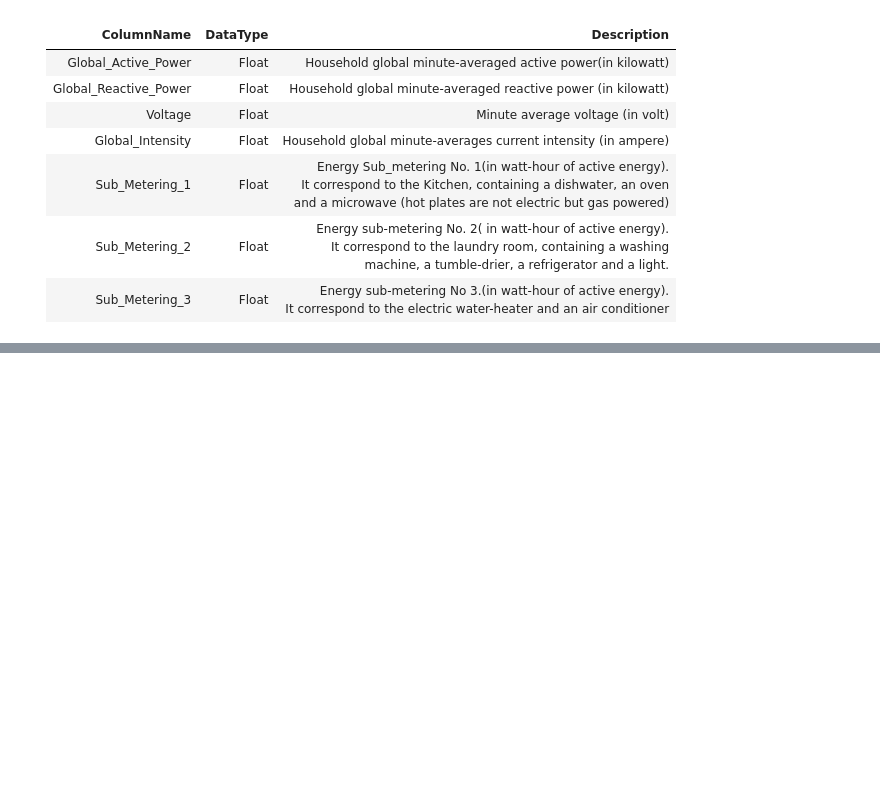
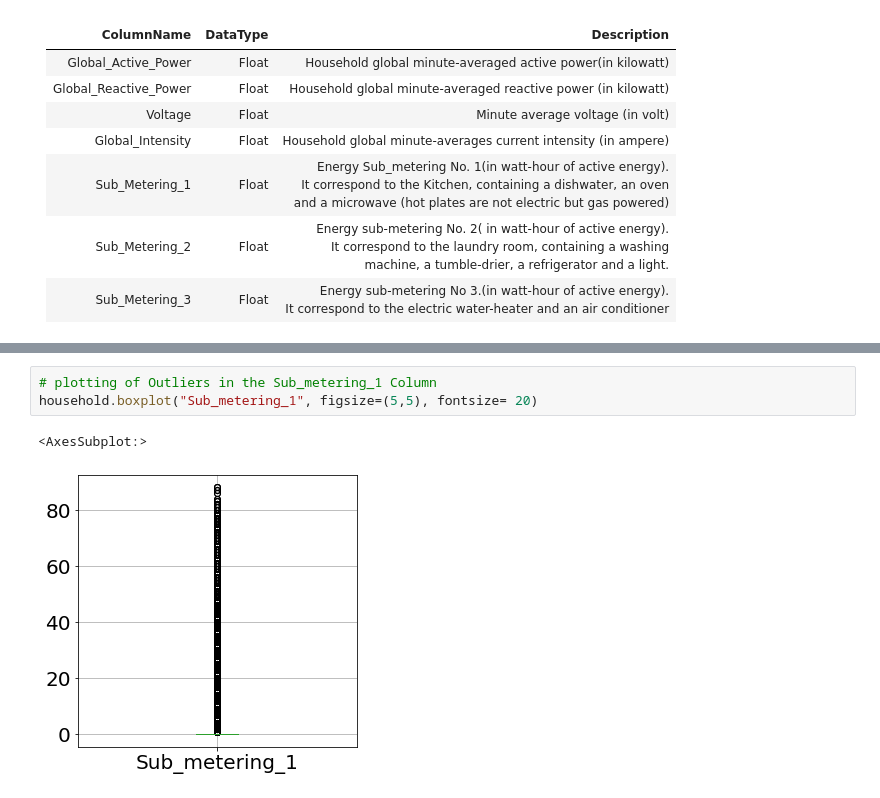
Before and after one commit to SirkyGit/DS2-project, a Jupyter notebook: notebooks/Problem Statement.ipynb, the cells around one changed output, grey strips where cells are left out. Drawn from its saved outputs; the diff is of its cells as text; blank space fills up the shorter version.

```diff
--- a/notebooks/Problem Statement.ipynb
+++ b/notebooks/Problem Statement.ipynb
@@ -60,0 +231,6 @@ household.head()
+# %%
+# plotting of Outliers in the Sub_metering_1 Column
+household.boxplot("Sub_metering_1", figsize=(5,5), fontsize= 20)
+# %% [output]
+<AxesSubplot:>
+[figure, added]
```
Also changed, not shown: parts of 29 cells of this notebook, 2 other files.
